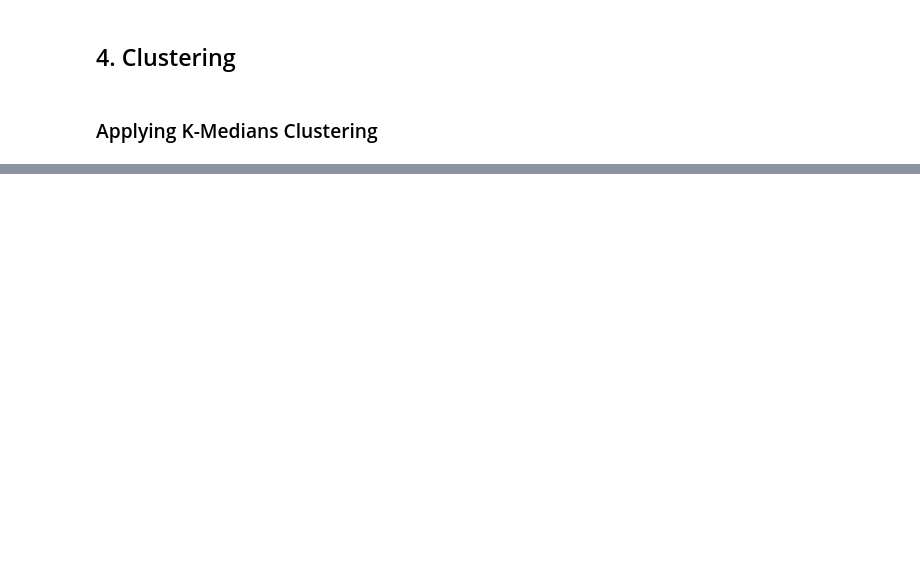
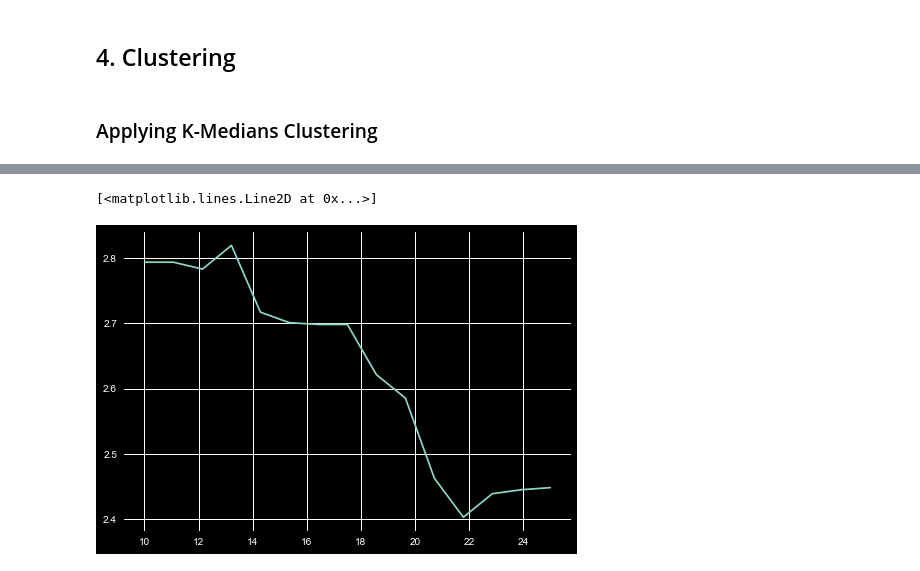
Before and after one commit to PritishWadhwa/ML-Assignments, a Jupyter notebook: Assignment3/Q1.ipynb, the cells around one changed output, grey strips where cells are left out. Saved outputs shown, nothing was run; the diff lists cells and outputs as text; code cells hidden in the pictures; blank space fills up the shorter version.

```diff
--- a/Assignment3/Q1.ipynb
+++ b/Assignment3/Q1.ipynb
@@ -331,0 +427,3 @@ from pyclustering.cluster import cluster_visualizer
+# %%
+def get_distance(x, y):
+    return np.sqrt(np.sum((x - y) ** 2))
@@ -331,0 +468,27 @@ from pyclustering.cluster import cluster_visualizer
+# %%
+def getAvgDist(clusters, medians, dataPts):
+    dist = []
+    for i in tqdm(range(len(clusters))):
+        for j in range(len(clusters[i])):
+            dist.append(get_distance(dataPts[clusters[i][j]], medians[i]))
+    return np.mean(dist)
+# %%
+losses = []
+avgDist = []
+for j in tqdm(range(10, 25)):
+    initCenter = []
+    for i in range(j):
+        initCenter.append(finalData.sample(n=1, random_state=i).iloc[0])
+    kmed = kmedians(data=finalData, number_clusters=j,
+                    initial_medians=initCenter)
+    kmed.process()
+    medians = kmedians.get_medians(kmed)
+    clusters = kmedians.get_clusters(kmed)
+    # print(len(medians), len(clusters))
+    losses.append(kmedians.get_total_wce(kmed))
+    avgDist.append(getAvgDist(clusters, medians, dataPts))
+# %%
+plt.plot(np.linspace(10, 25, len(avgDist)), avgDist)
+# %% [output]
+[<matplotlib.lines.Line2D at 0x...>]
+[figure, added]
```
Also changed, not shown: parts of 43 cells of this notebook.
